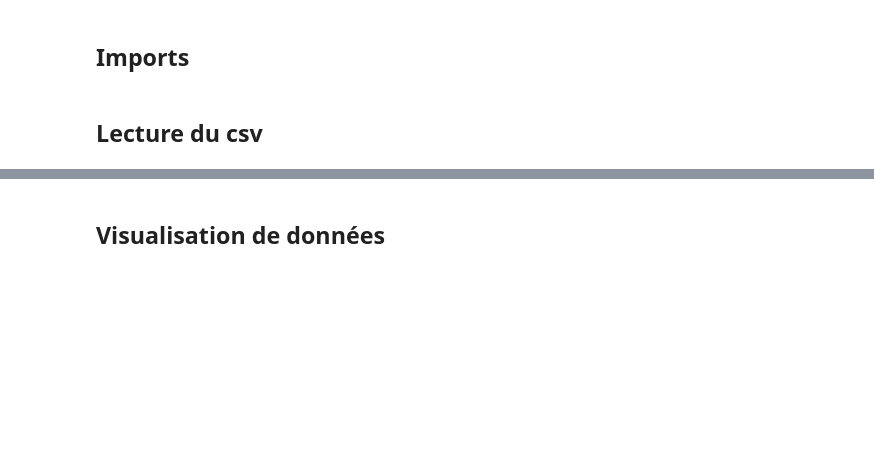
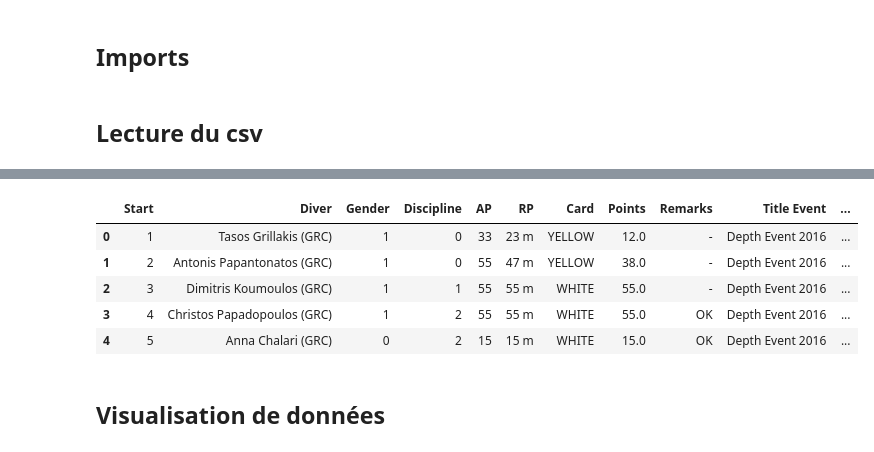
Before and after one commit to LunaGrandjean/PROJET_ML, a Jupyter notebook: Notebooks/exploration.ipynb, the cells around one changed output, grey strips where cells are left out. Drawn from its saved outputs; the diff is of its cells as text; code cells hidden in the pictures; blank space fills up the shorter version.

```diff
--- a/Notebooks/exploration.ipynb
+++ b/Notebooks/exploration.ipynb
@@ -22,3 +22,20 @@ data.head()
+# %%
+
+# Assurez-vous que la colonne "Day" est au format datetime
+df['Day'] = pd.to_datetime(df['Day'])
+
+# Créer une nouvelle colonne "Year" en extrayant l'année de la colonne "Day"
+df['Year'] = df['Day'].dt.year
+
+# Afficher le dataframe avec la nouvelle colonne "Year"
+df.head()
+# %% [output]
+|  | Start | Diver | Gender | Discipline | AP | RP | Card | Points | Remarks | Title Event | ... |
+| 0 | 1 | Tasos Grillakis (GRC) | 1 | 0 | 33 | 23 m | YELLOW | 12.0 | - | Depth Event 2016 | ... |
+| 1 | 2 | Antonis Papantonatos (GRC) | 1 | 0 | 55 | 47 m | YELLOW | 38.0 | - | Depth Event 2016 | ... |
+| 2 | 3 | Dimitris Koumoulos (GRC) | 1 | 1 | 55 | 55 m | WHITE | 55.0 | - | Depth Event 2016 | ... |
+| 3 | 4 | Christos Papadopoulos (GRC) | 1 | 2 | 55 | 55 m | WHITE | 55.0 | OK | Depth Event 2016 | ... |
+| 4 | 5 | Anna Chalari (GRC) | 0 | 2 | 15 | 15 m | WHITE | 15.0 | OK | Depth Event 2016 | ... |
 # %% [markdown]
 ## Visualisation de données
 # %% [markdown]
```
Also changed, not shown: parts of 3 cells of this notebook.
